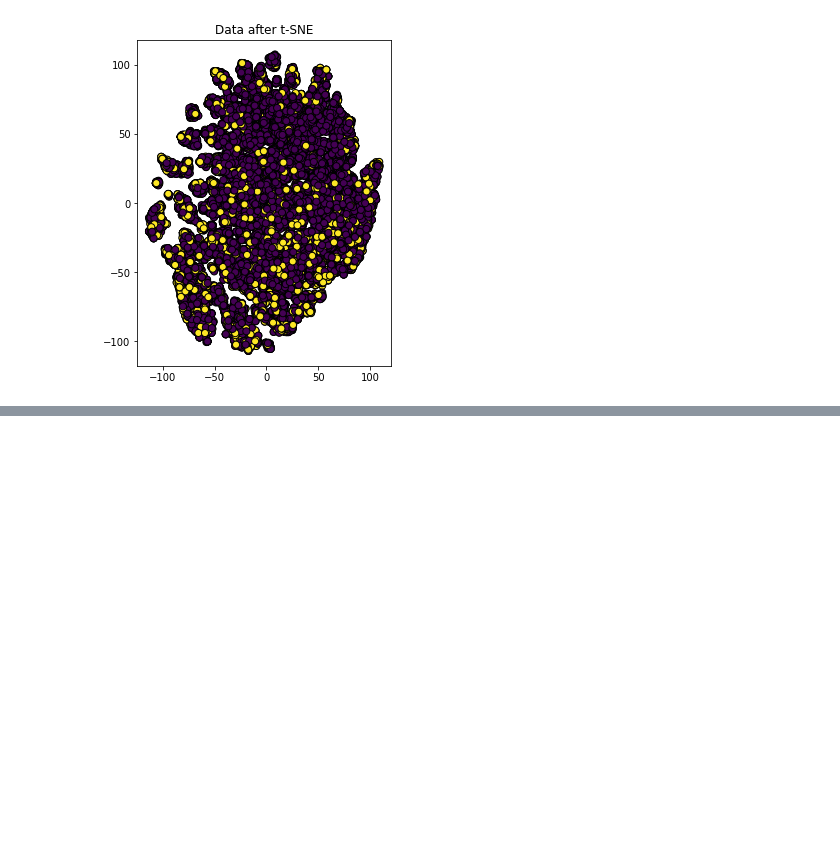
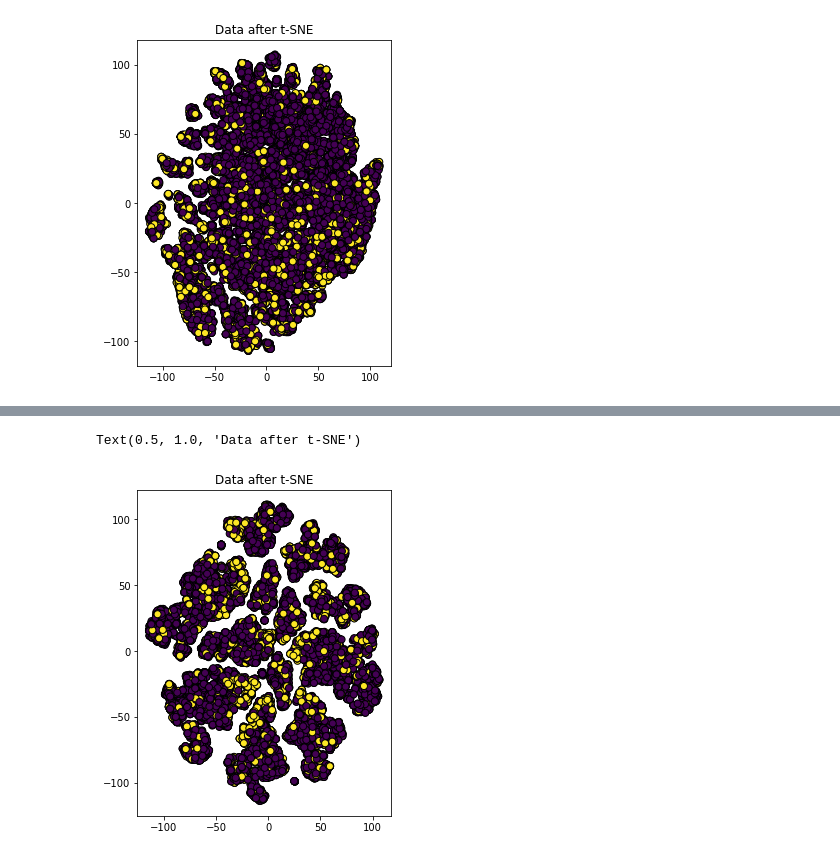
Before and after one commit to huuthieu/fedonce-ssl, a Jupyter notebook: phishing.ipynb, the cells around one changed output, grey strips where cells are left out. Cells and saved outputs as stored; diff of their text form; code cells hidden in the pictures; blank space fills up the shorter version.

```diff
--- a/phishing.ipynb
+++ b/phishing.ipynb
@@ -642,0 +725,11 @@ Text(0.5, 1.0, 'Data after t-SNE')
+# %%
+y = df['DEFAULT']
+X = df.drop('DEFAULT', axis=1, inplace=False)
+# %%
+X_train_raw, X_test_raw, y_train, y_test = train_test_split(X, y, random_state=24, stratify=y)
+print('Training set shape: ', np.shape(X_train_raw))
+print(f'- Defaulters:\t {len(y_train[y_train==1])}')
+print(f'- Non-defaulters: {len(y_train[y_train==0])}')
+print('Test set shape: ', np.shape(X_test_raw))
+print(f'- Defaulters:\t {len(y_test[y_test==1])}')
+print(f'- Non-defaulters: {len(y_test[y_test==0])}')
@@ -642,0 +743,16 @@ Text(0.5, 1.0, 'Data after t-SNE')
+# %%
+scaler = MinMaxScaler()
+X_train_norm = X_train_raw.copy()
+X_test_norm = X_test_raw.copy()
+
+X_train_norm['LIMIT_BAL'] = scaler.fit_transform(X_train_raw['LIMIT_BAL'].values.reshape(-1, 1))
+X_test_norm['LIMIT_BAL'] = scaler.transform(X_test_raw['LIMIT_BAL'].values.reshape(-1, 1))
+X_train_norm['AGE'] = scaler.fit_transform(X_train_raw['AGE'].values.reshape(-1, 1))
+X_test_norm['AGE'] = scaler.transform(X_test_raw['AGE'].values.reshape(-1, 1))
+for i in range(1,7):
+    X_train_norm['PAY_' + str(i)] = scaler.fit_transform(X_train_raw['PAY_' + str(i)].values.reshape(-1, 1))
+    X_test_norm['PAY_' + str(i)] = scaler.transform(X_test_raw['PAY_' + str(i)].values.reshape(-1, 1))
+    X_train_norm['BILL_AMT' + str(i)] = scaler.fit_transform(X_train_raw['BILL_AMT' + str(i)].values.reshape(-1, 1))
+    X_test_norm['BILL_AMT' + str(i)] = scaler.transform(X_test_raw['BILL_AMT' + str(i)].values.reshape(-1, 1))
+    X_train_norm['PAY_AMT' + str(i)] = scaler.fit_transform(X_train_raw['PAY_AMT' + str(i)].values.reshape(-1, 1))
+    X_test_norm['PAY_AMT' + str(i)] = scaler.transform(X_test_raw['PAY_AMT' + str(i)].values.reshape(-1, 1))
@@ -642,0 +776,17 @@ Text(0.5, 1.0, 'Data after t-SNE')
+# %%
+from sklearn.manifold import TSNE
+
+tsne = TSNE(n_components=2, random_state=42)
+X_tsne = tsne.fit_transform(X_train_norm.to_numpy())
+
+# Visualize the data
+plt.figure(figsize=(10, 6))
+
+
+# Plot the t-SNE-transformed data colored by the labels
+plt.subplot(1, 2, 2)
+plt.scatter(X_tsne[:, 0], X_tsne[:, 1], c=y_train.to_numpy(), cmap='viridis', edgecolor='k', s=50)
+plt.title('Data after t-SNE')
+# %% [output]
+Text(0.5, 1.0, 'Data after t-SNE')
+[figure, added]
```
Also changed, not shown: parts of 10 cells of this notebook, 3 other files.
